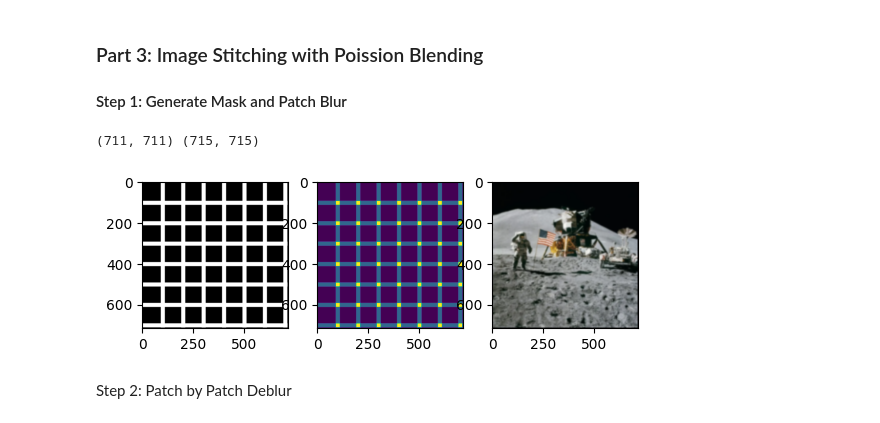
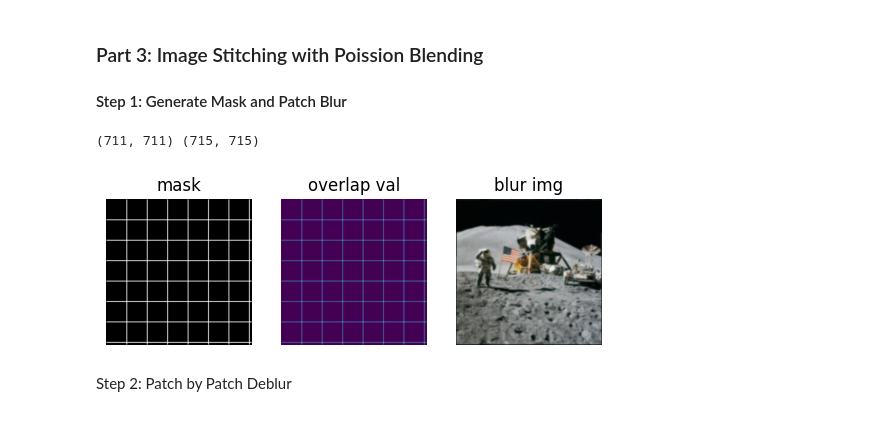
Before and after one commit to 58191554/DDA4310-Computational-Imaging, a Jupyter notebook: hw4/src/notebook.ipynb, the cells around one changed output. Saved outputs shown, nothing was run; the diff lists cells and outputs as text; code cells hidden in the pictures.

Commit message:
hw4 patch problem

```diff
--- a/hw4/src/notebook.ipynb
+++ b/hw4/src/notebook.ipynb
@@ -136,7 +156,7 @@ def plot_images(image_array, rows, cols, p_size, m_size):
     plt.show()
 
 p_size = 100
-m_size = 10
+m_size = 2
 patches, label_list = patchify(src_img, p_size, m_size)
 if _show_detail:
     plot_images(patches, len(patches), len(patches[0]), p_size, m_size)
@@ -218,7 +259,7 @@ S_shift = np.fft.fftshift(S)
 G_matrix = np.fft.fft2(gaussian_kernel, s=f_size)
 G_matrix_shift = np.fft.fftshift(G_matrix)
 
-L_matrix = np.fft.fft2(Lap3x3_2, s=f_size)
+L_matrix = np.fft.fft2(Lap3x3_1, s=f_size)
 L_matrix_shift = np.fft.fftshift(L_matrix)
 
 if _show_detail:
@@ -279,43 +330,45 @@ if _show_detail:
 from scipy.sparse import csr_matrix, lil_matrix, linalg
 from copy import deepcopy
 
 pad_size = 2
 
 mask = np.zeros((src_img.shape[0], src_img.shape[1]))
-pad_img = np.zeros((src_img.shape[0]+pad_size*2, src_img.shape[1]+pad_size*2, 3))
+# pad_img = np.zeros((src_img.shape[0]+pad_size*2, src_img.shape[1]+pad_size*2, 3))
+pad_img, _, _ = add_gaussian_noise(src_img)
+pad_img = np.pad(pad_img, ((pad_size, pad_size), (pad_size, pad_size), (0, 0)), mode="constant", constant_values=1)
 blur_list = []
 for i, patch_row in enumerate(patches):
     blur_row = []
     for j, patch in enumerate(patch_row):
         label = label_list[i][j]
         x0, y0 = i*p_size, j*p_size
 
         if label[0]:
             x0-=m_size
         if label[2]:
             y0-=m_size
         x1 = x0+patch.shape[0]
         y1 = y0+patch.shape[1]
 
         mask[x0:x1, y0:y1] +=1
-        bias_patch, _, _ = add_gaussian_noise(patch)
-        pad_img[x0+pad_size:x1+pad_size, y0+pad_size:y1+pad_size] += bias_patch
+        # bias_patch, _, _ = add_gaussian_noise(patch)
+        # pad_img[x0+pad_size:x1+pad_size, y0+pad_size:y1+pad_size] = bias_patch
+        bias_patch = pad_img[x0+pad_size:x1+pad_size, y0+pad_size:y1+pad_size]
         blur_row.append(bias_patch)
     blur_list.append(blur_row)
 
 
 pad_mask = np.pad(mask, ((pad_size, pad_size), (pad_size, pad_size)), mode="constant", constant_values=1)-1
-pad_mask_cal = deepcopy(pad_mask)+1
+pad_mask_cal = deepcopy(pad_mask).astype(np.float64)+1
 pad_mask[pad_mask>0] = 1
-plt.subplot(131);plt.imshow(pad_mask, cmap="gray")
-plt.subplot(132);plt.imshow(pad_mask_cal)
-for i in range(3):
-    pad_img[:, :, i] /= pad_mask_cal
-plt.subplot(133);plt.imshow(pad_img.astype(np.int32))
+plt.subplot(131);plt.imshow(pad_mask, cmap="gray");plt.axis("off");plt.title("mask")
+plt.subplot(132);plt.imshow(pad_mask_cal);plt.axis("off");plt.title("overlap val")
+plt.subplot(133);
+plt.imshow(pad_img.astype(np.int32));plt.axis("off");plt.title("blur img")
 print(mask.shape, pad_mask.shape)
 # %% [output]
 (711, 711) (715, 715)
-[figure, old version]
+[figure, new version]
 # %% [markdown]
 Step 2: Patch by Patch Deblur
 # %%
```
Also changed, not shown: parts of 9 cells of this notebook, 5 other files.
